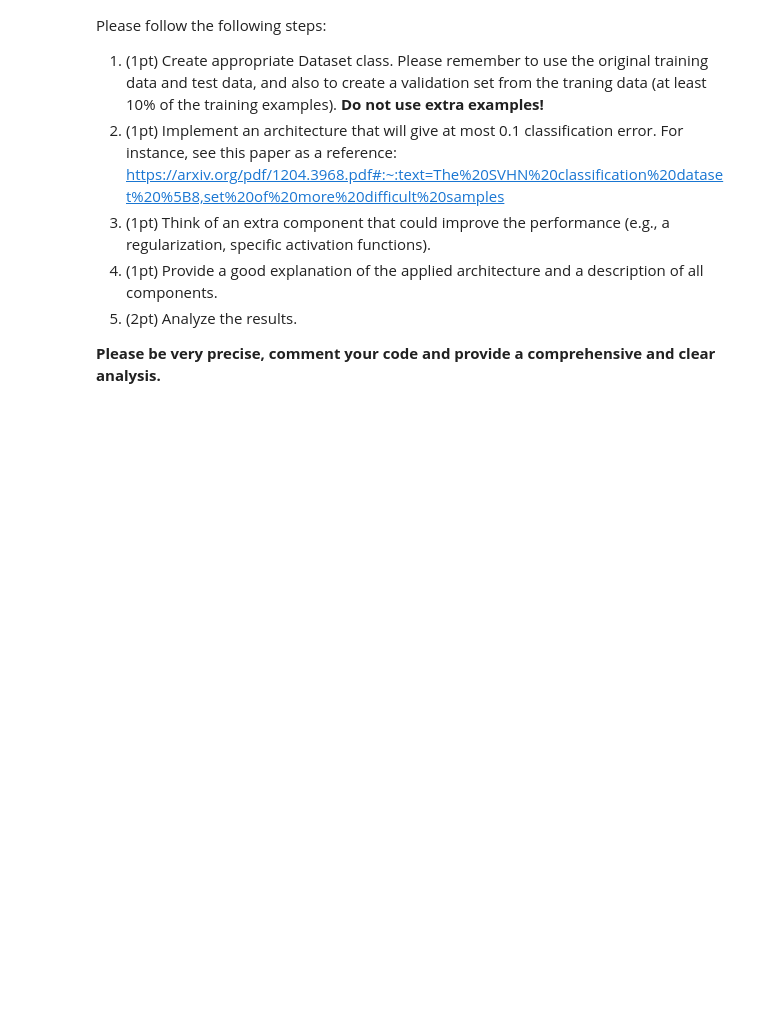
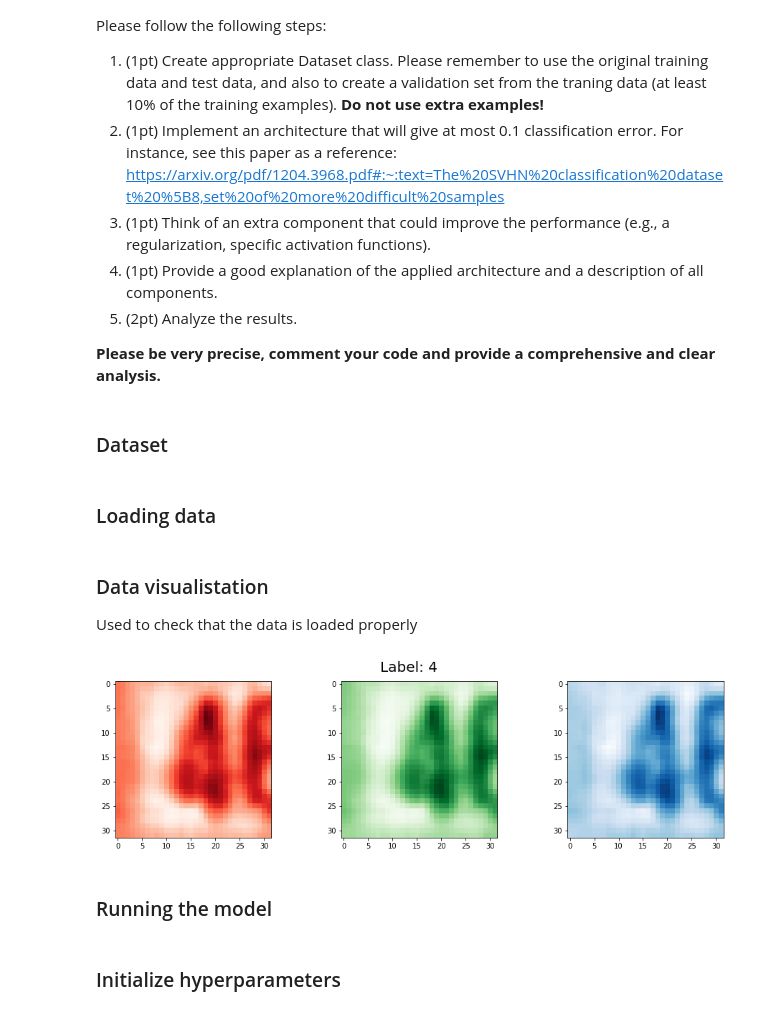
Before and after one commit to ChackMociute/Computational-Intelligence, a Jupyter notebook: Assignments/Assignment 4/assignment_4.ipynb, the cells around one changed output. Saved outputs shown, nothing was run; the diff lists cells and outputs as text; code cells hidden in the pictures; blank space fills up the shorter version.

```diff
--- a/Assignments/Assignment 4/assignment_4.ipynb
+++ b/Assignments/Assignment 4/assignment_4.ipynb
@@ -429,3 +481,5 @@ Please follow the following steps:
 5. (2pt) Analyze the results.
 
 **Please be very precise, comment your code and provide a comprehensive and clear analysis.**
+# %% [markdown]
+### Dataset
@@ -431,0 +540,33 @@ Please follow the following steps:
+# %% [markdown]
+### Loading data
+# %%
+train_data = Numbers(mode="train")
+val_data = Numbers(mode='val')
+test_data = Numbers(mode='test')
+
+training_loader = DataLoader(train_data, batch_size=64, shuffle=True)
+val_loader = DataLoader(val_data, batch_size=64, shuffle=False)
+test_loader = DataLoader(test_data, batch_size=64, shuffle=False)
+# %% [markdown]
+### Data visualistation
+Used to check that the data is loaded properly
+# %%
+index = 0 # Index can be set to any integer in range [0, 543948]
+imgs = train_data.__getitem__(index)
+cmaps = ['Reds', 'Greens', 'Blues']
+
+print()
+
+_, axs = plt.subplots(1, 3, figsize=(16, 4))
+
+# Create an image for every RGB color channel
+for ax, img, cmap in zip(axs, imgs[0], cmaps):
+    ax.imshow(img, cmap=cmap)
+plt.suptitle(f"Label: {imgs[1]}", fontsize=20)
+plt.show()
+# %% [output]
+[figure, added]
+# %% [markdown]
+### Running the model
+# %% [markdown]
+### Initialize hyperparameters
```
Also changed, not shown: parts of 11 cells of this notebook.
